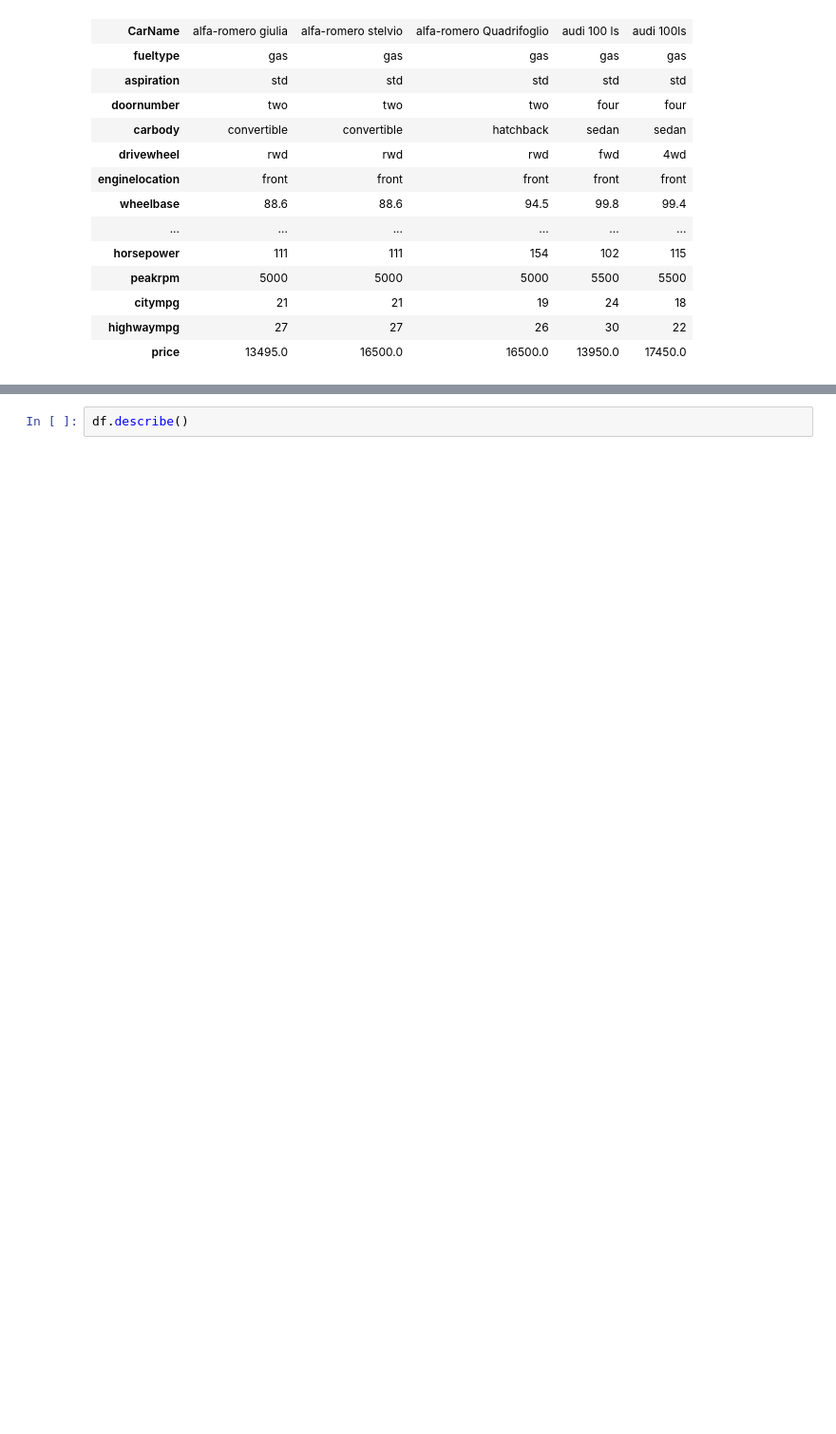
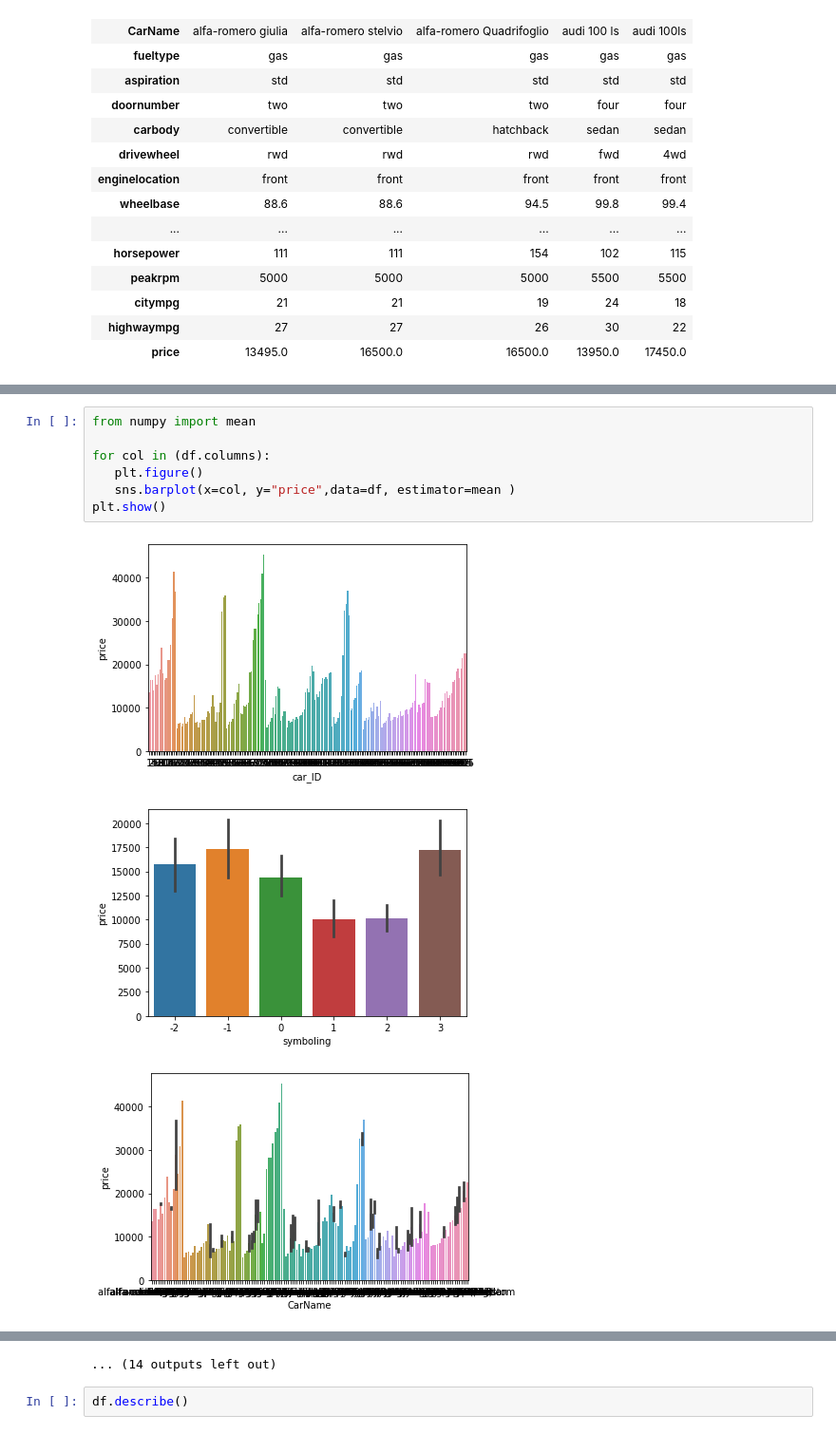
Before and after one commit to Jegsaran/carpriceprediction, a Jupyter notebook: Car Price Prediction.ipynb, the cells around one changed output, grey strips where cells are left out. Shown: that part at 95% size. Saved outputs shown, nothing was run; the diff lists cells and outputs as text; blank space fills up the shorter version.

```diff
--- a/Car Price Prediction.ipynb
+++ b/Car Price Prediction.ipynb
@@ -87,0 +57,11 @@ dtype: int64
+# %%
+from numpy import mean
+
+for col in (df.columns):
+   plt.figure()
+   sns.barplot(x=col, y="price",data=df, estimator=mean )
+plt.show()
+# %% [output]
+[figure, added]
+[figure, added]
+[figure, added]
@@ -88,3 +77,4 @@ dtype: int64
+... (14 outputs left out)
 # %%
 df.describe()
 # %% [output]
```
Also changed, not shown: parts of 69 cells of this notebook, 8 other files.
